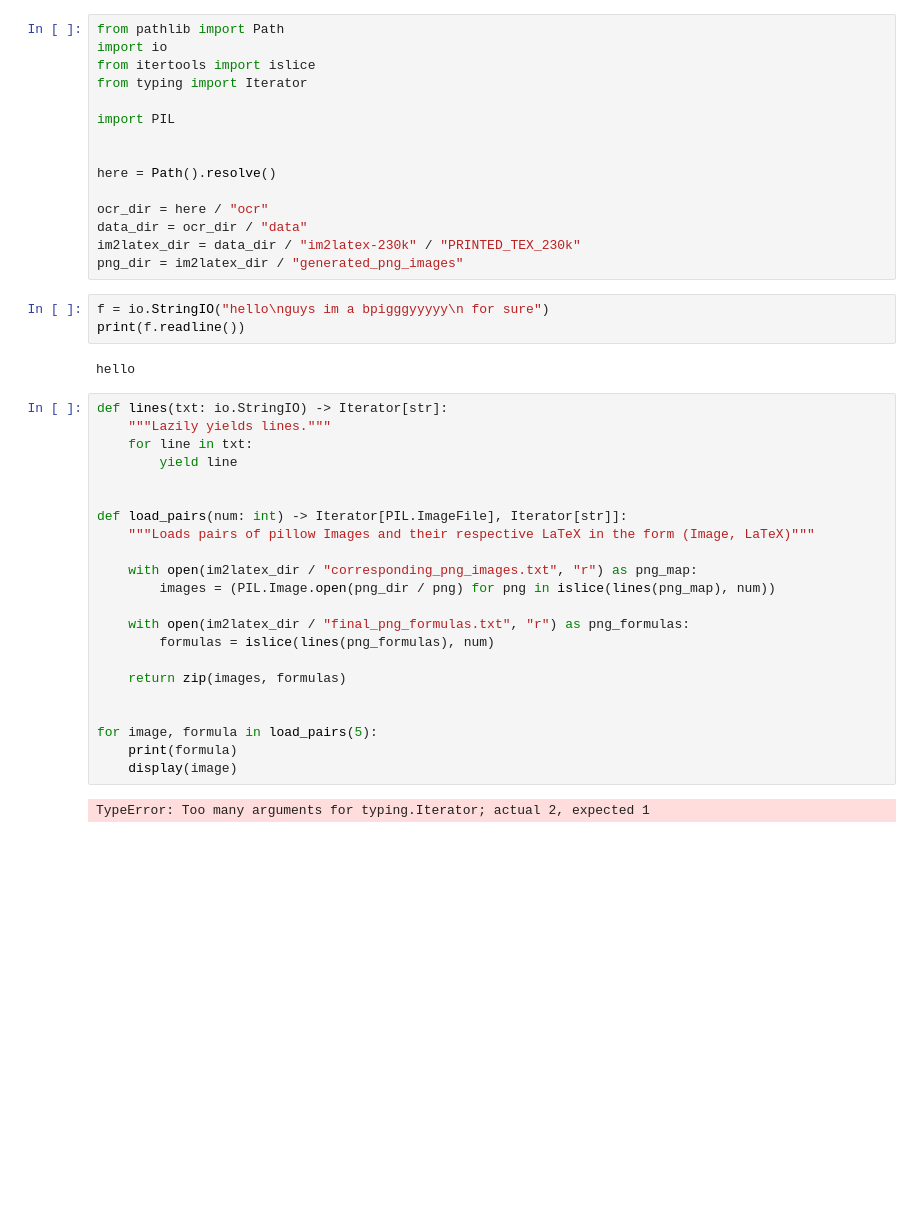
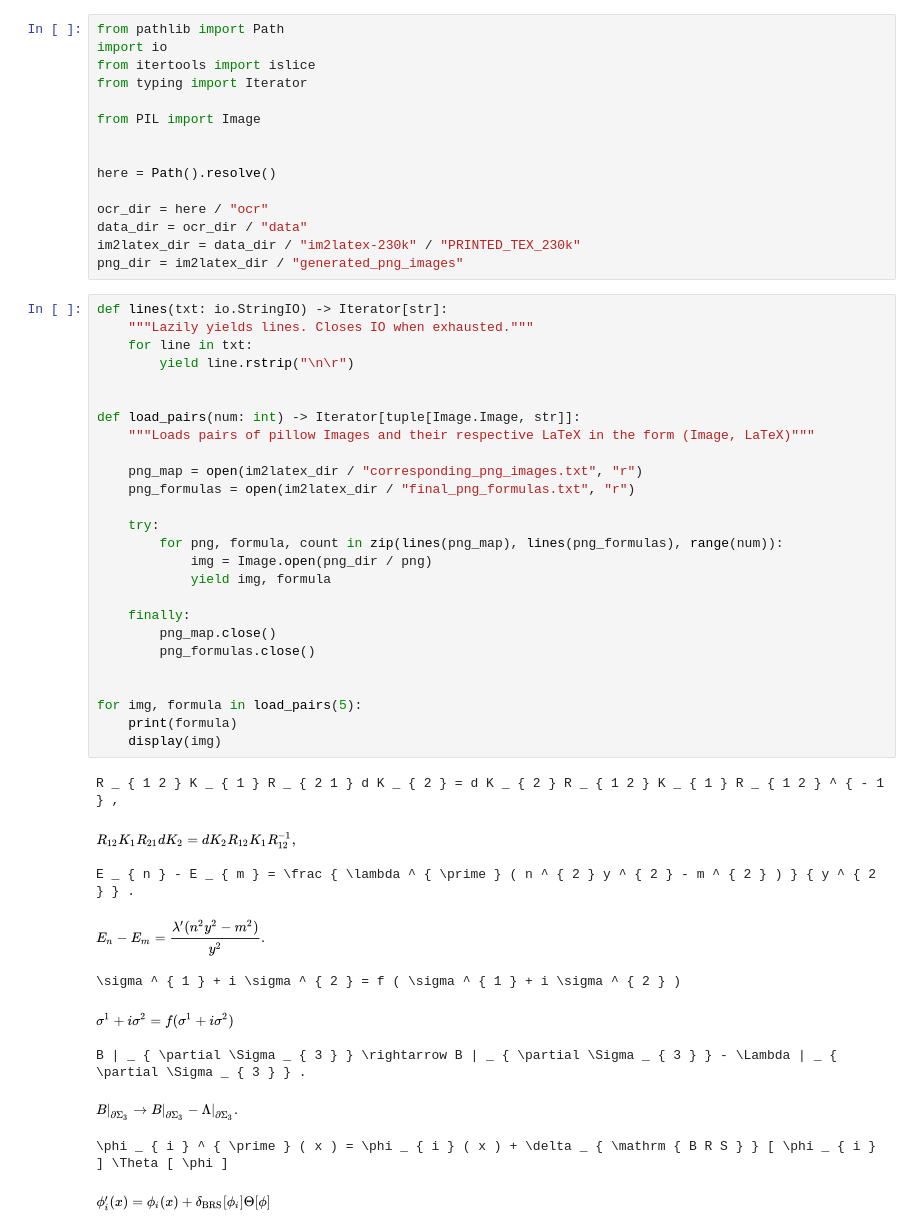
Before and after one commit to yasinkip/pdf2tex, a Jupyter notebook: src/explorer.ipynb, the cells around one changed output. Saved outputs shown, nothing was run; the diff lists cells and outputs as text; blank space fills up the shorter version.

Commit message:
Explorations; Im2Latex230k dataset code complete.

```diff
--- a/src/explorer.ipynb
+++ b/src/explorer.ipynb
@@ -4,7 +4,7 @@ import io
 from itertools import islice
 from typing import Iterator
 
-import PIL
+from PIL import Image
 
 
 here = Path().resolve()
@@ -13,32 +13,40 @@ ocr_dir = here / "ocr"
 data_dir = ocr_dir / "data"
 im2latex_dir = data_dir / "im2latex-230k" / "PRINTED_TEX_230k"
 png_dir = im2latex_dir / "generated_png_images"
-# %%
-f = io.StringIO("hello\nguys im a bpigggyyyyy\n for sure")
-print(f.readline())
-# %% [output]
-hello
 # %%
 def lines(txt: io.StringIO) -> Iterator[str]:
-    """Lazily yields lines."""
+    """Lazily yields lines. Closes IO when exhausted."""
     for line in txt:
-        yield line
+        yield line.rstrip("\n\r")
 
 
-def load_pairs(num: int) -> Iterator[PIL.ImageFile], Iterator[str]]:
+def load_pairs(num: int) -> Iterator[tuple[Image.Image, str]]:
     """Loads pairs of pillow Images and their respective LaTeX in the form (Image, LaTeX)"""
 
-    with open(im2latex_dir / "corresponding_png_images.txt", "r") as png_map:
-        images = (PIL.Image.open(png_dir / png) for png in islice(lines(png_map), num))
+    png_map = open(im2latex_dir / "corresponding_png_images.txt", "r")
+    png_formulas = open(im2latex_dir / "final_png_formulas.txt", "r")
 
-    with open(im2latex_dir / "final_png_formulas.txt", "r") as png_formulas:
-        formulas = islice(lines(png_formulas), num)
+    try:
+        for png, formula, count in zip(lines(png_map), lines(png_formulas), range(num)):
+            img = Image.open(png_dir / png)
+            yield img, formula
 
-    return zip(images, formulas)
+    finally:
+        png_map.close()
+        png_formulas.close()
 
 
-for image, formula in load_pairs(5):
+for img, formula in load_pairs(5):
     print(formula)
-    display(image)
+    display(img)
 # %% [output]
-TypeError: Too many arguments for typing.Iterator; actual 2, expected 1
+R _ { 1 2 } K _ { 1 } R _ { 2 1 } d K _ { 2 } = d K _ { 2 } R _ { 1 2 } K _ { 1 } R _ { 1 2 } ^ { - 1 } ,
+[figure, added]
+E _ { n } - E _ { m } = \frac { \lambda ^ { \prime } ( n ^ { 2 } y ^ { 2 } - m ^ { 2 } ) } { y ^ { 2 } } .
+[figure, added]
+\sigma ^ { 1 } + i \sigma ^ { 2 } = f ( \sigma ^ { 1 } + i \sigma ^ { 2 } )
+[figure, added]
+B | _ { \partial \Sigma _ { 3 } } \rightarrow B | _ { \partial \Sigma _ { 3 } } - \Lambda | _ { \partial \Sigma _ { 3 } } .
+[figure, added]
+\phi _ { i } ^ { \prime } ( x ) = \phi _ { i } ( x ) + \delta _ { \mathrm { B R S } } [ \phi _ { i } ] \Theta [ \phi ]
+[figure, added]
```
Also changed, not shown: parts of 4 cells of this notebook, 5 other files.
